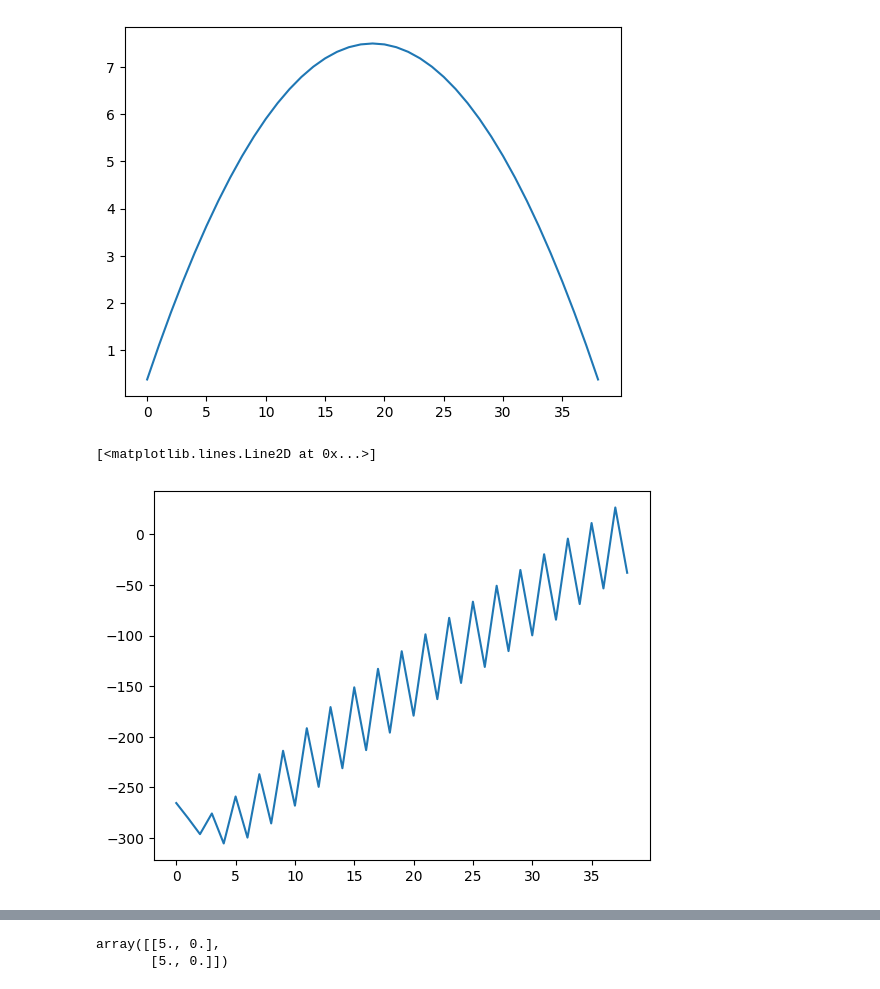
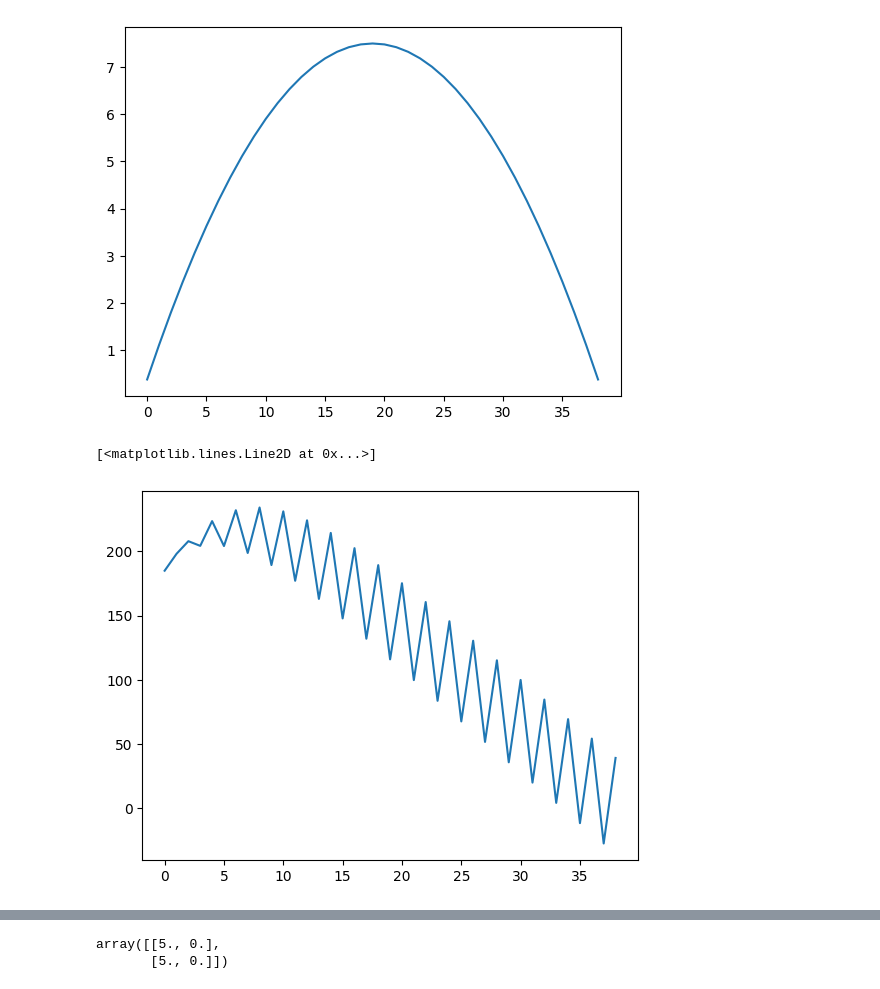
Before and after one commit to csillagu/FVM-Solver, a Jupyter notebook: investigation/poisson_inv.ipynb, the cells around one changed output, grey strips where cells are left out. Saved outputs shown, nothing was run; the diff lists cells and outputs as text; code cells hidden in the pictures.

```diff
--- a/investigation/poisson_inv.ipynb
+++ b/investigation/poisson_inv.ipynb
@@ -197,7 +197,7 @@ plt.plot(res_u[:,-1])
 [<matplotlib.lines.Line2D at 0x...>]
 [figure]
 # %%
-plt.plot(res_p[10,:])
+plt.plot(res_p[20,:])
 # %% [output]
 [<matplotlib.lines.Line2D at 0x...>]
-[figure, old version]
+[figure, new version]
```
Also changed, not shown: parts of 3 cells of this notebook, 1 other file.
